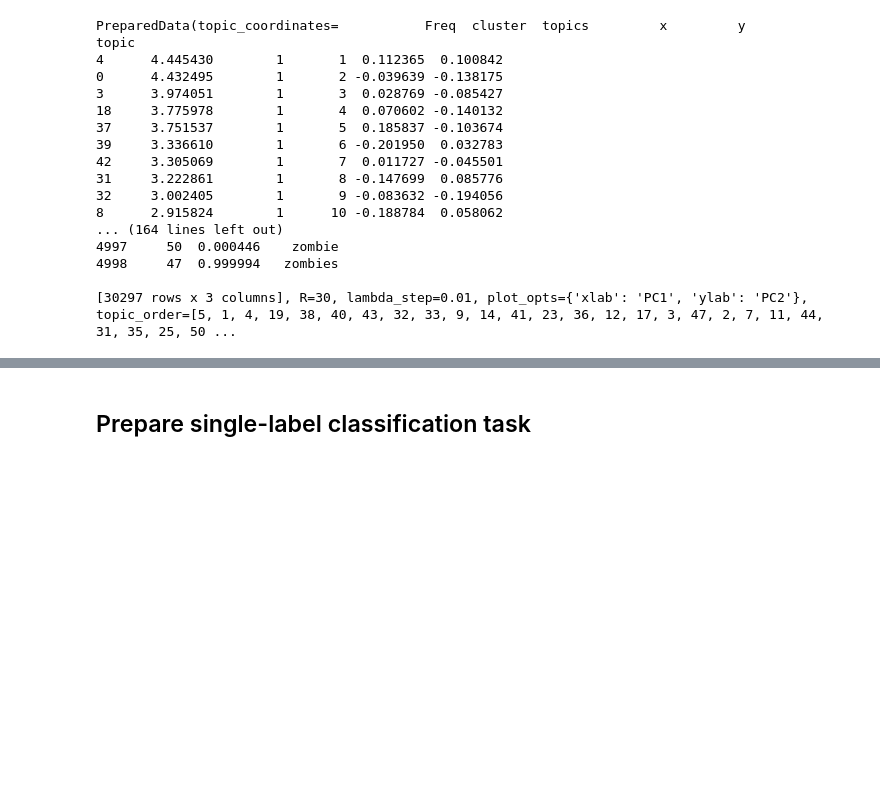
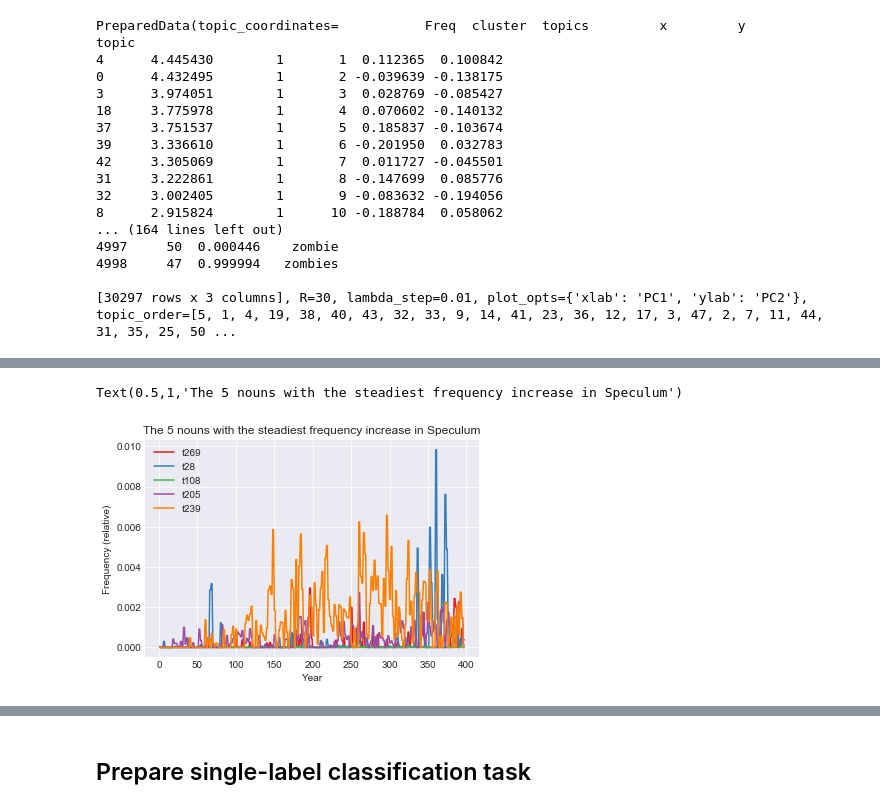
Before and after one commit to mikekestemont/potter, a Jupyter notebook: harry/genres/genres.ipynb, the cells around one changed output, grey strips where cells are left out. Drawn from its saved outputs; the diff is of its cells as text; code cells hidden in the pictures; blank space fills up the shorter version.

```diff
--- a/harry/genres/genres.ipynb
+++ b/harry/genres/genres.ipynb
@@ -349,0 +483,12 @@ topic
+# %%
+fig = plt.figure()
+sb.set_style("darkgrid")
+for (feat, tau), col in zip(bottom, sb.color_palette("Set1")[:nb]):
+    plt.plot(ranks, df[feat].tolist(), label=feat, c=col)
+plt.legend(loc="best")
+plt.xlabel('Year', fontsize=10)
+plt.ylabel('Frequency (relative)', fontsize=10)
+plt.title('The 5 nouns with the steadiest frequency increase in Speculum')
+# %% [output]
+Text(0.5,1,'The 5 nouns with the steadiest frequency increase in Speculum')
+[figure, added]
```
Also changed, not shown: parts of 20 cells of this notebook.
